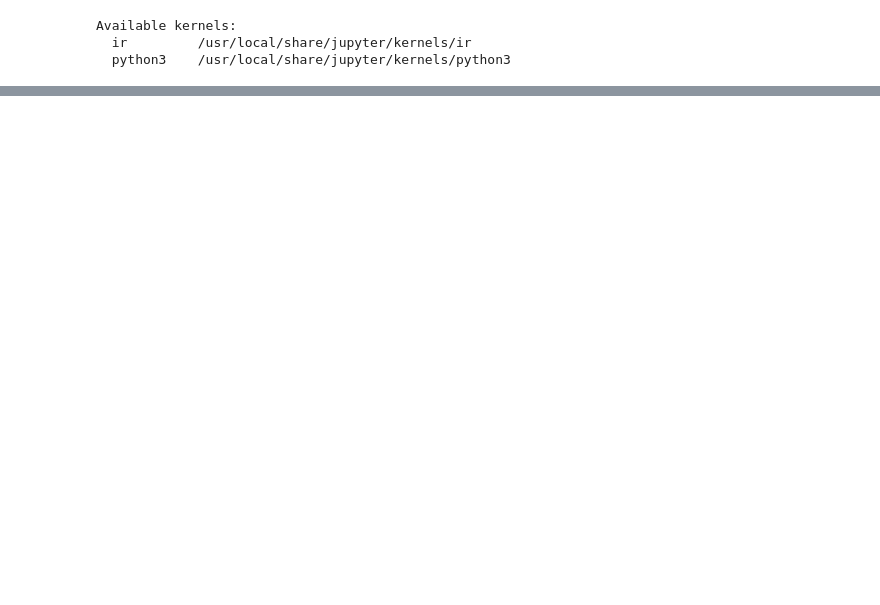
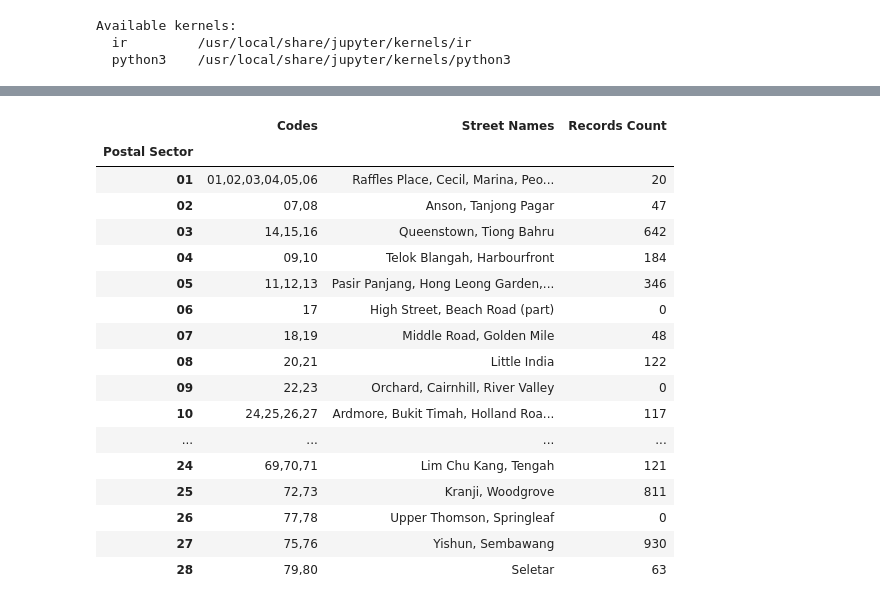
Before and after one commit to boonkwee/OneMap, a Jupyter notebook: sqlite3 OneMap.ipynb, the cells around one changed output, grey strips where cells are left out. Drawn from its saved outputs; the diff is of its cells as text; code cells hidden in the pictures; blank space fills up the shorter version.

```diff
--- a/sqlite3 OneMap.ipynb
+++ b/sqlite3 OneMap.ipynb
@@ -325,0 +321,18 @@ table_df.pivot_table(index='postal_code', values='name', aggfunc='count').sort_v
+# %%
+table_df['postal_code_number'] = table_df['postal_code'].astype(int)
+
+new_df = pd.DataFrame(columns=['start code', 'end code', 'record count'])
+# count the number of records in table_df where postal_code_number is between 0 to 10000
+total = 0
+for i in range(99):
+  start = i*10000
+  end = start + 9999
+  count = table_df[(table_df['postal_code_number'] >= start) & (table_df['postal_code_number'] <= end)].count()
+  if count['postal_code'] == 0:
+    continue
+  new_df.loc[len(new_df)] = [start, end, count['postal_code']]
+
+  # print(f"{start:06d}-{end:06d}: {count['postal_code']}")
+  total += count['postal_code']
+display(new_df)
+print(f"{'Total':13s}: {total}")
@@ -325,0 +358,73 @@ table_df.pivot_table(index='postal_code', values='name', aggfunc='count').sort_v
+# %%
+singapore_postal_district = '''
+01 01,02,03,04,05,06 Raffles Place,Cecil,Marina,People's Park
+02 07,08 Anson,Tanjong Pagar
+03 14,15,16 Queenstown,Tiong Bahru
+04 09,10 Telok Blangah,Harbourfront
+05 11,12,13 Pasir Panjang,Hong Leong Garden,Clementi New Town
+06 17 High Street,Beach Road (part)
+07 18,19 Middle Road,Golden Mile
+08 20,21 Little India
+09 22,23 Orchard,Cairnhill,River Valley
+10 24,25,26,27 Ardmore,Bukit Timah,Holland Road,Tanglin
+11 28,29,30 Watten Estate,Novena,Thomson
+12 31,32,33 Balestier,Toa Payoh,Serangoon
+13 34,35,36,37 Macpherson,Braddell
+14 38,39,40,41 Geylang,Eunos
+15 42,43,44,45 Katong,Joo Chiat,Amber Road
+16 46,47,48 Bedok,Upper East Coast,Eastwood,Kew Drive
+17 49,50,81 Loyang,Changi
+18 51,52 Tampines,Pasir Ris
+19 53,54,55,82 Serangoon Garden,Hougang,Punggol
+20 56,57 Bishan,Ang Mo Kio
+21 58,59 Upper Bukit Timah,Clementi Park,Ulu Pandan
+22 60,61,62,63,64 Jurong
+23 65,66,67,68 Hillview,Dairy Farm,Bukit Panjang,Choa Chu Kang
+24 69,70,71 Lim Chu Kang,Tengah
+25 72,73 Kranji,Woodgrove
+26 77,78 Upper Thomson,Springleaf
+27 75,76 Yishun,Sembawang
+28 79,80 Seletar
+'''
+
+table_df['postal_code_number'] = table_df['postal_code'].astype(int)
+df = pd.DataFrame(columns=['Postal Sector', 'Codes', 'Street Names', 'Records Count'])
+for line in singapore_postal_district.split('\n'):
+  if not line:
+    continue
+  try:
+    _ = line.split(' ')
+    postal_sector = _[0]
+    codes = _[1] #.split(',')
+    records_count = 0
+    for postal_district in codes.split(','):
+      start = int(postal_district) * 10000
+      end = start + 9999
+      count = table_df[(table_df['postal_code_number'] >= start) & (table_df['postal_code_number'] <= end)].count()
+      records_count += count['postal_code']
+      # print(f"{start:06d}-{end:06d}: {count['postal_code']}")
+    street_names = ' '.join(_[2:]).replace(',', ', ')
+    df.loc[len(df)] = [postal_sector, codes, street_names, records_count]
+  except ValueError as e:
+    print (f"str(e): {line}")
+df.set_index('Postal Sector', inplace=True)
+df
+# %% [output]
+|  | Codes | Street Names | Records Count |
+| Postal Sector |  |  |  |
+| 01 | 01,02,03,04,05,06 | Raffles Place, Cecil, Marina, Peo... | 20 |
+| 02 | 07,08 | Anson, Tanjong Pagar | 47 |
+| 03 | 14,15,16 | Queenstown, Tiong Bahru | 642 |
+| 04 | 09,10 | Telok Blangah, Harbourfront | 184 |
+| 05 | 11,12,13 | Pasir Panjang, Hong Leong Garden,... | 346 |
+| 06 | 17 | High Street, Beach Road (part) | 0 |
+| 07 | 18,19 | Middle Road, Golden Mile | 48 |
+| 08 | 20,21 | Little India | 122 |
+| 09 | 22,23 | Orchard, Cairnhill, River Valley | 0 |
+| 10 | 24,25,26,27 | Ardmore, Bukit Timah, Holland Roa... | 117 |
+| ... | ... | ... | ... |
+| 24 | 69,70,71 | Lim Chu Kang, Tengah | 121 |
+| 25 | 72,73 | Kranji, Woodgrove | 811 |
+| 26 | 77,78 | Upper Thomson, Springleaf | 0 |
+| 27 | 75,76 | Yishun, Sembawang | 930 |
+| 28 | 79,80 | Seletar | 63 |
```
Also changed, not shown: parts of 14 cells of this notebook, 3 other files.
